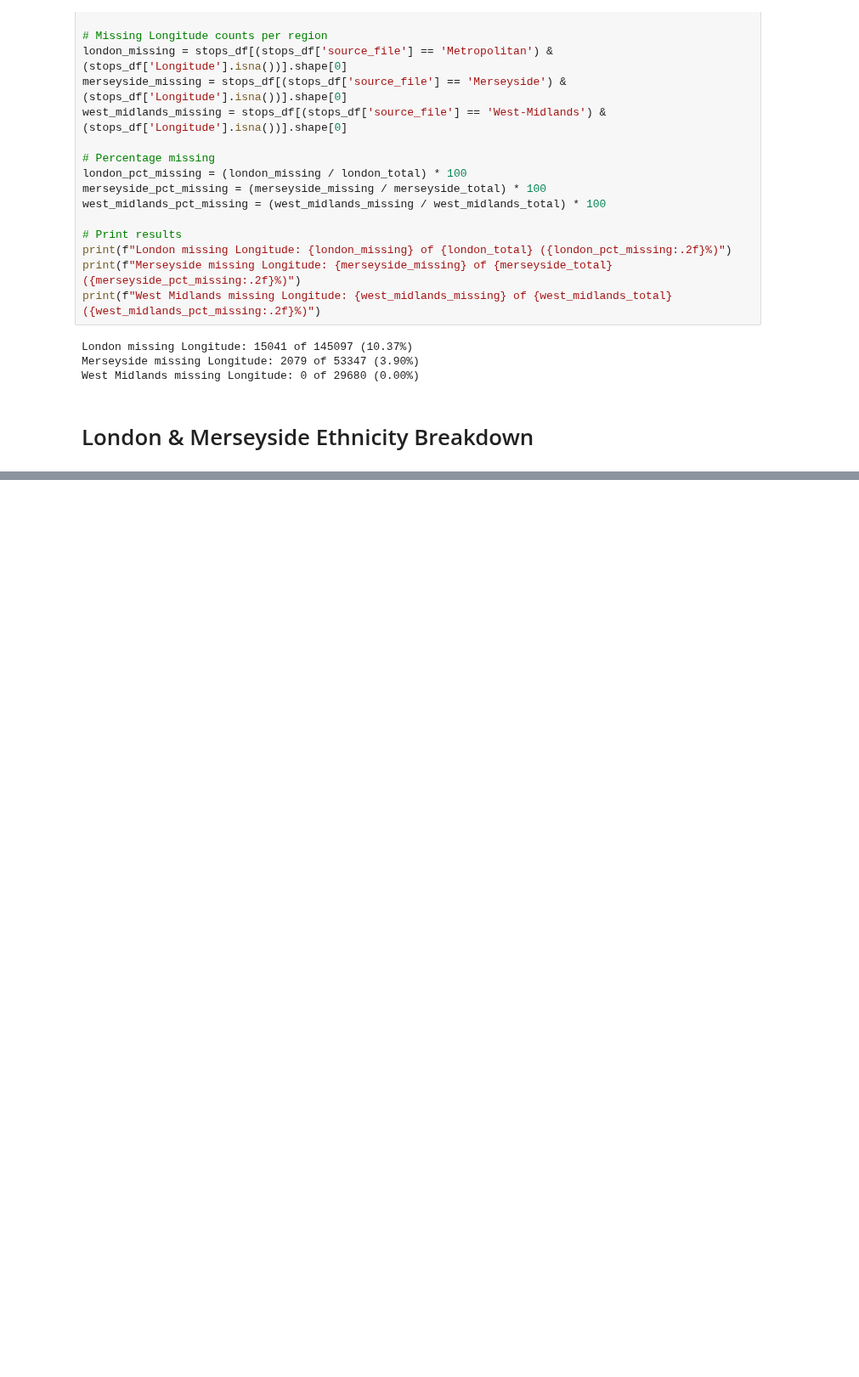
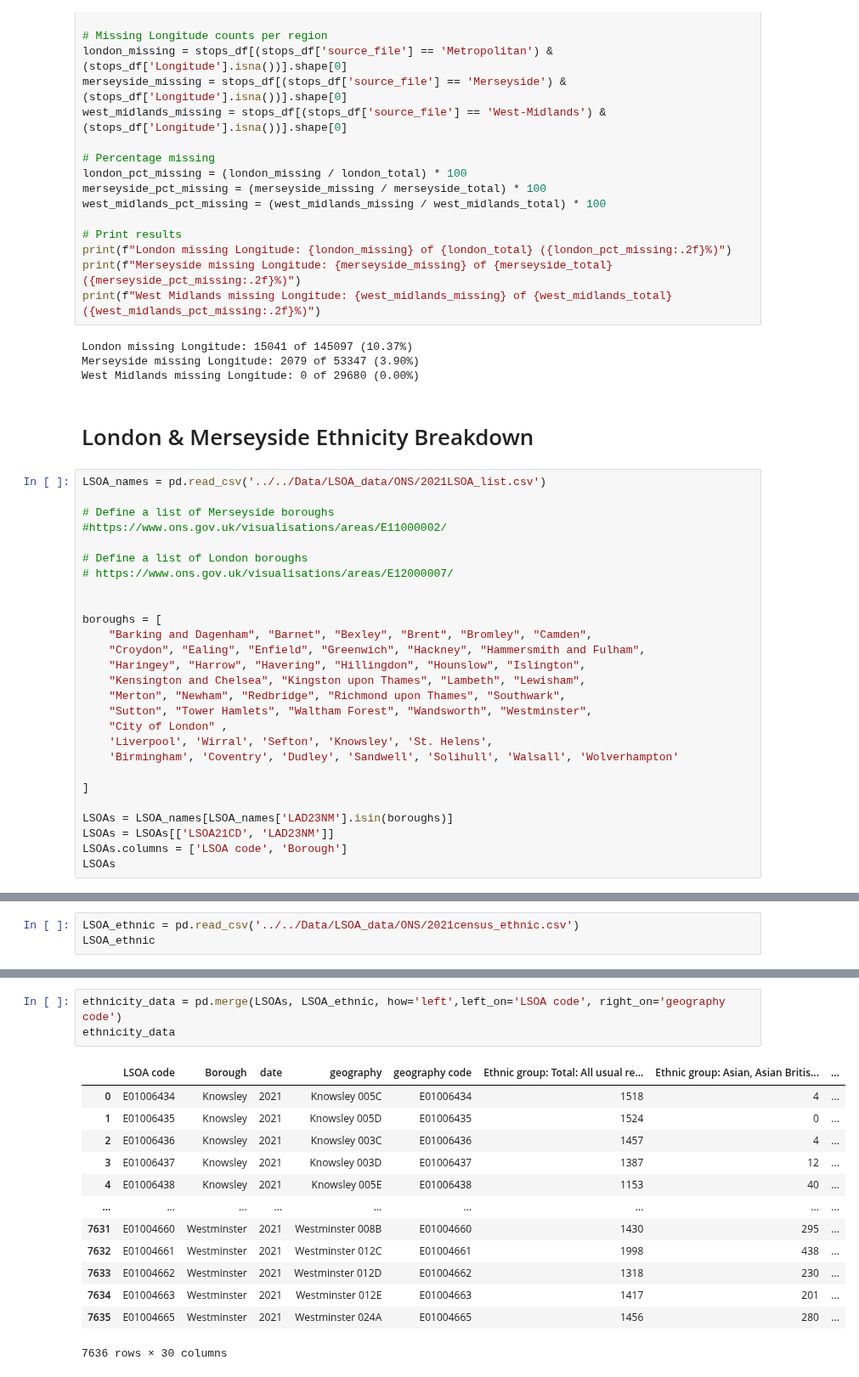
Before and after one commit to KofiBartonByfield/Dissertation, a Jupyter notebook: Code/Data Collection/pre_analysis.ipynb, the cells around one changed output, grey strips where cells are left out. Shown at 85% size. Drawn from its saved outputs; the diff is of its cells as text; blank space fills up the shorter version.

```diff
--- a/Code/Data Collection/pre_analysis.ipynb
+++ b/Code/Data Collection/pre_analysis.ipynb
@@ -292,3 +294,30 @@ Merseyside missing Longitude: 2079 of 53347 (3.90%)
 West Midlands missing Longitude: 0 of 29680 (0.00%)
 # %% [markdown]
 # London & Merseyside Ethnicity Breakdown
+# %%
+LSOA_names = pd.read_csv('../../Data/LSOA_data/ONS/2021LSOA_list.csv')
+
+# Define a list of Merseyside boroughs
+#https://www.ons.gov.uk/visualisations/areas/E11000002/
+
+# Define a list of London boroughs
+# https://www.ons.gov.uk/visualisations/areas/E12000007/
+
+
+boroughs = [
+    "Barking and Dagenham", "Barnet", "Bexley", "Brent", "Bromley", "Camden",
+    "Croydon", "Ealing", "Enfield", "Greenwich", "Hackney", "Hammersmith and Fulham",
+    "Haringey", "Harrow", "Havering", "Hillingdon", "Hounslow", "Islington",
+    "Kensington and Chelsea", "Kingston upon Thames", "Lambeth", "Lewisham",
+    "Merton", "Newham", "Redbridge", "Richmond upon Thames", "Southwark",
+    "Sutton", "Tower Hamlets", "Waltham Forest", "Wandsworth", "Westminster",
+    "City of London" ,
+    'Liverpool', 'Wirral', 'Sefton', 'Knowsley', 'St. Helens',
+    'Birmingham', 'Coventry', 'Dudley', 'Sandwell', 'Solihull', 'Walsall', 'Wolverhampton'
+
+]
+
+LSOAs = LSOA_names[LSOA_names['LAD23NM'].isin(boroughs)]
+LSOAs = LSOAs[['LSOA21CD', 'LAD23NM']]
+LSOAs.columns = ['LSOA code', 'Borough']
+LSOAs
@@ -294,0 +340,3 @@ West Midlands missing Longitude: 0 of 29680 (0.00%)
+# %%
+LSOA_ethnic = pd.read_csv('../../Data/LSOA_data/ONS/2021census_ethnic.csv')
+LSOA_ethnic
@@ -294,0 +357,17 @@ West Midlands missing Longitude: 0 of 29680 (0.00%)
+# %%
+ethnicity_data = pd.merge(LSOAs, LSOA_ethnic, how='left',left_on='LSOA code', right_on='geography code')
+ethnicity_data
+# %% [output]
+|  | LSOA code | Borough | date | geography | geography code | Ethnic group: Total: All usual re... | Ethnic group: Asian, Asian Britis... | ... |
+| 0 | E01006434 | Knowsley | 2021 | Knowsley 005C | E01006434 | 1518 | 4 | ... |
+| 1 | E01006435 | Knowsley | 2021 | Knowsley 005D | E01006435 | 1524 | 0 | ... |
+| 2 | E01006436 | Knowsley | 2021 | Knowsley 003C | E01006436 | 1457 | 4 | ... |
+| 3 | E01006437 | Knowsley | 2021 | Knowsley 003D | E01006437 | 1387 | 12 | ... |
+| 4 | E01006438 | Knowsley | 2021 | Knowsley 005E | E01006438 | 1153 | 40 | ... |
+| ... | ... | ... | ... | ... | ... | ... | ... | ... |
+| 7631 | E01004660 | Westminster | 2021 | Westminster 008B | E01004660 | 1430 | 295 | ... |
+| 7632 | E01004661 | Westminster | 2021 | Westminster 012C | E01004661 | 1998 | 438 | ... |
+| 7633 | E01004662 | Westminster | 2021 | Westminster 012D | E01004662 | 1318 | 230 | ... |
+| 7634 | E01004663 | Westminster | 2021 | Westminster 012E | E01004663 | 1417 | 201 | ... |
+| 7635 | E01004665 | Westminster | 2021 | Westminster 024A | E01004665 | 1456 | 280 | ... |
+7636 rows × 30 columns
```
Also changed, not shown: parts of 10 cells of this notebook, 4 other files.
